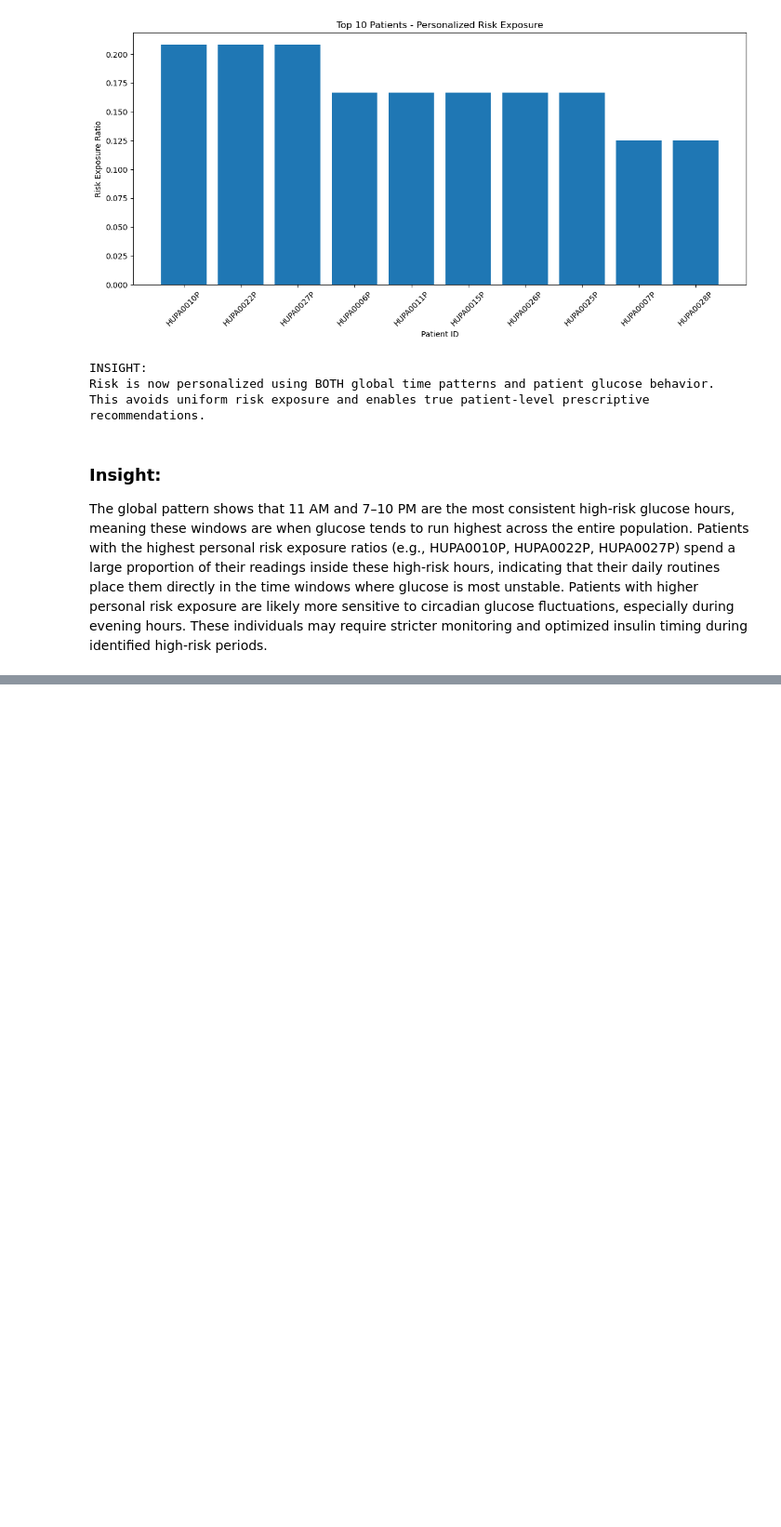
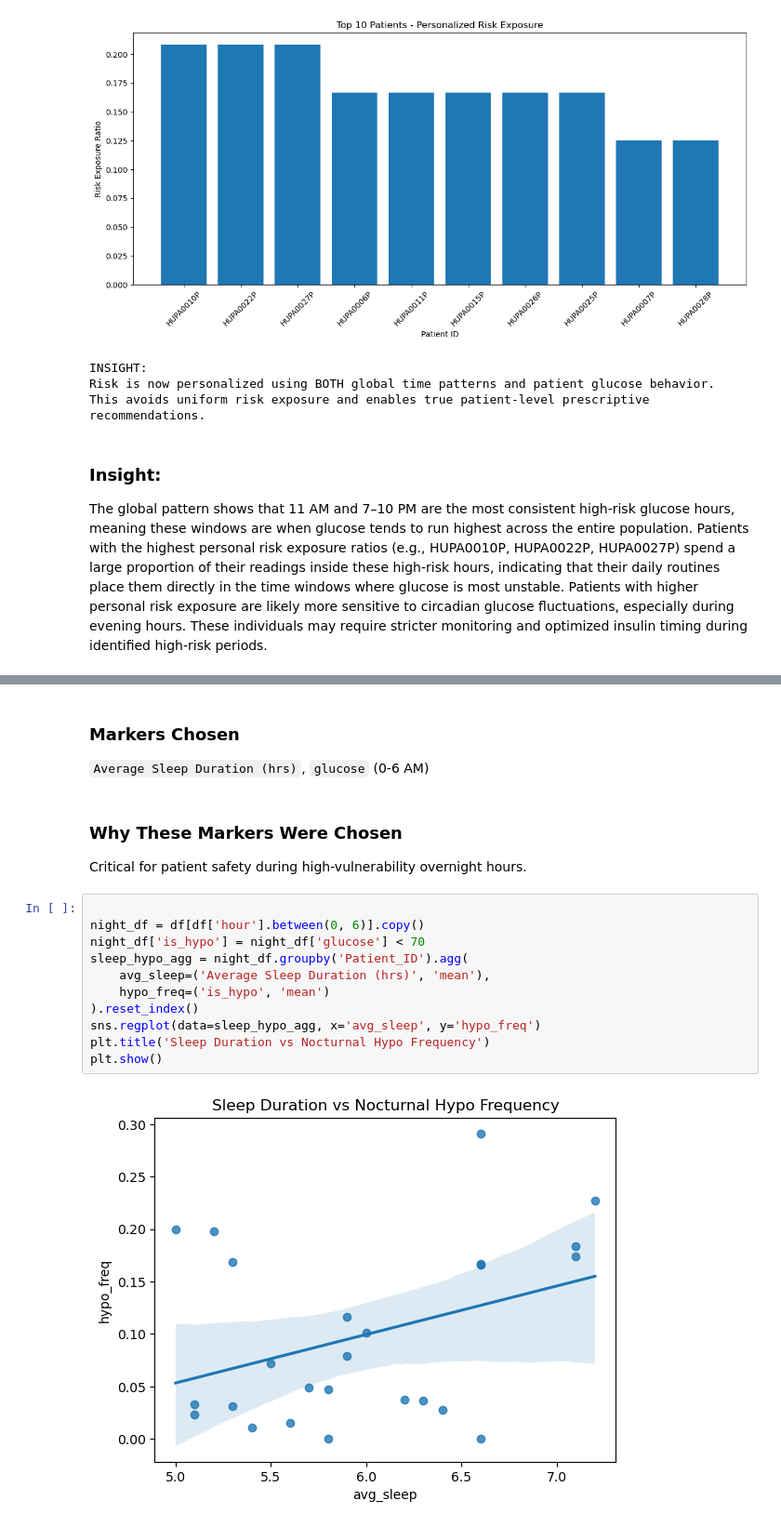
Before and after one commit to dev-ssr/team9_PyCoders_PythonHackathon_MAY2026, a Jupyter notebook: Team9_PyCoders_Category3.PrescriptiveAnalysis.ipynb, the cells around one changed output, grey strips where cells are left out. Shown at 93% size. Cells and saved outputs as stored; diff of their text form; blank space fills up the shorter version.

```diff
--- a/Team9_PyCoders_Category3.PrescriptiveAnalysis.ipynb
+++ b/Team9_PyCoders_Category3.PrescriptiveAnalysis.ipynb
@@ -831,0 +930,19 @@ Patients with higher personal risk exposure are likely more sensitive to circadi
+# %% [markdown]
+### Markers Chosen
+`Average Sleep Duration (hrs)`, `glucose` (0-6 AM)
+# %% [markdown]
+### Why These Markers Were Chosen
+Critical for patient safety during high-vulnerability overnight hours.
+# %%
+
+night_df = df[df['hour'].between(0, 6)].copy()
+night_df['is_hypo'] = night_df['glucose'] < 70
+sleep_hypo_agg = night_df.groupby('Patient_ID').agg(
+    avg_sleep=('Average Sleep Duration (hrs)', 'mean'),
+    hypo_freq=('is_hypo', 'mean')
+).reset_index()
+sns.regplot(data=sleep_hypo_agg, x='avg_sleep', y='hypo_freq')
+plt.title('Sleep Duration vs Nocturnal Hypo Frequency')
+plt.show()
+# %% [output]
+[figure, added]
```
Also changed, not shown: parts of 43 cells of this notebook.
